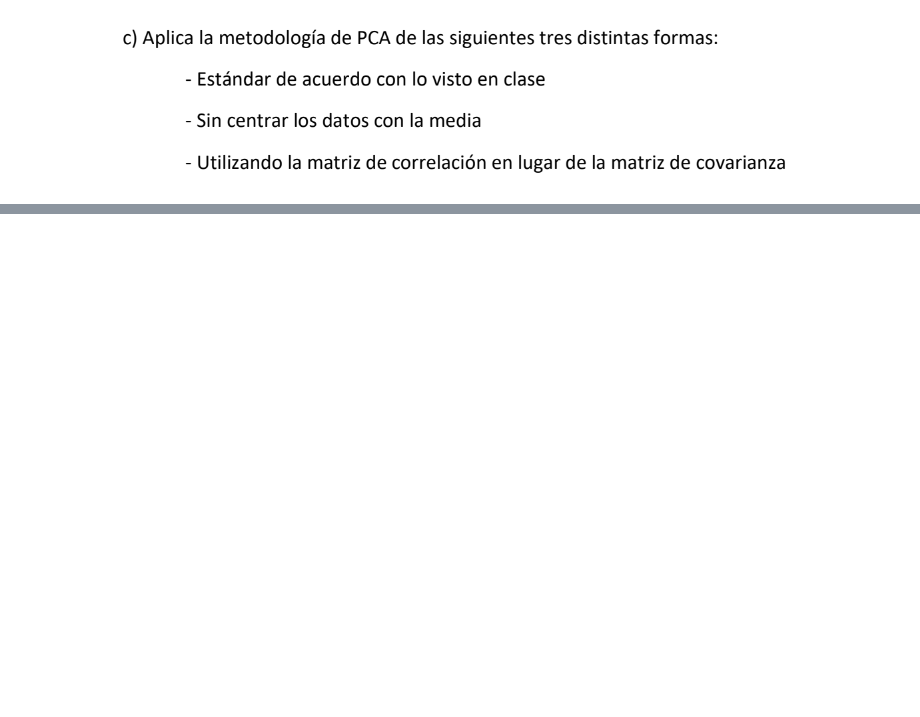
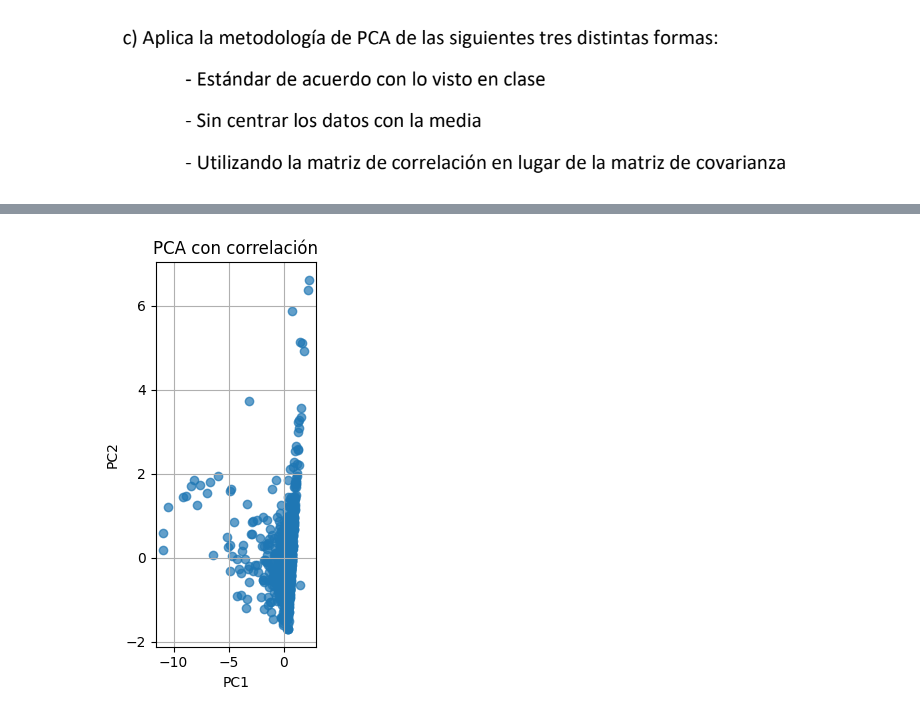
Before and after one commit to AlbertoMarquez794/diplo-data-science-albert, a Jupyter notebook: Module 2/HW/Tarea1.ipynb, the cells around one changed output, grey strips where cells are left out. Cells and saved outputs as stored; diff of their text form; code cells hidden in the pictures; blank space fills up the shorter version.

```diff
--- a/Module 2/HW/Tarea1.ipynb
+++ b/Module 2/HW/Tarea1.ipynb
@@ -235,0 +243,11 @@ Varianza explicada PCA con correlación:
+# %%
+plt.subplot(1,3,3)
+plt.scatter(X_pca_corr[:,0], X_pca_corr[:,1], alpha=0.7)
+plt.xlabel("PC1")
+plt.ylabel("PC2")
+plt.title("PCA con correlación")
+plt.grid()
+plt.tight_layout()
+plt.show()
+# %% [output]
+[figure, added]
```
Also changed, not shown: parts of 13 cells of this notebook, 1 other file.
